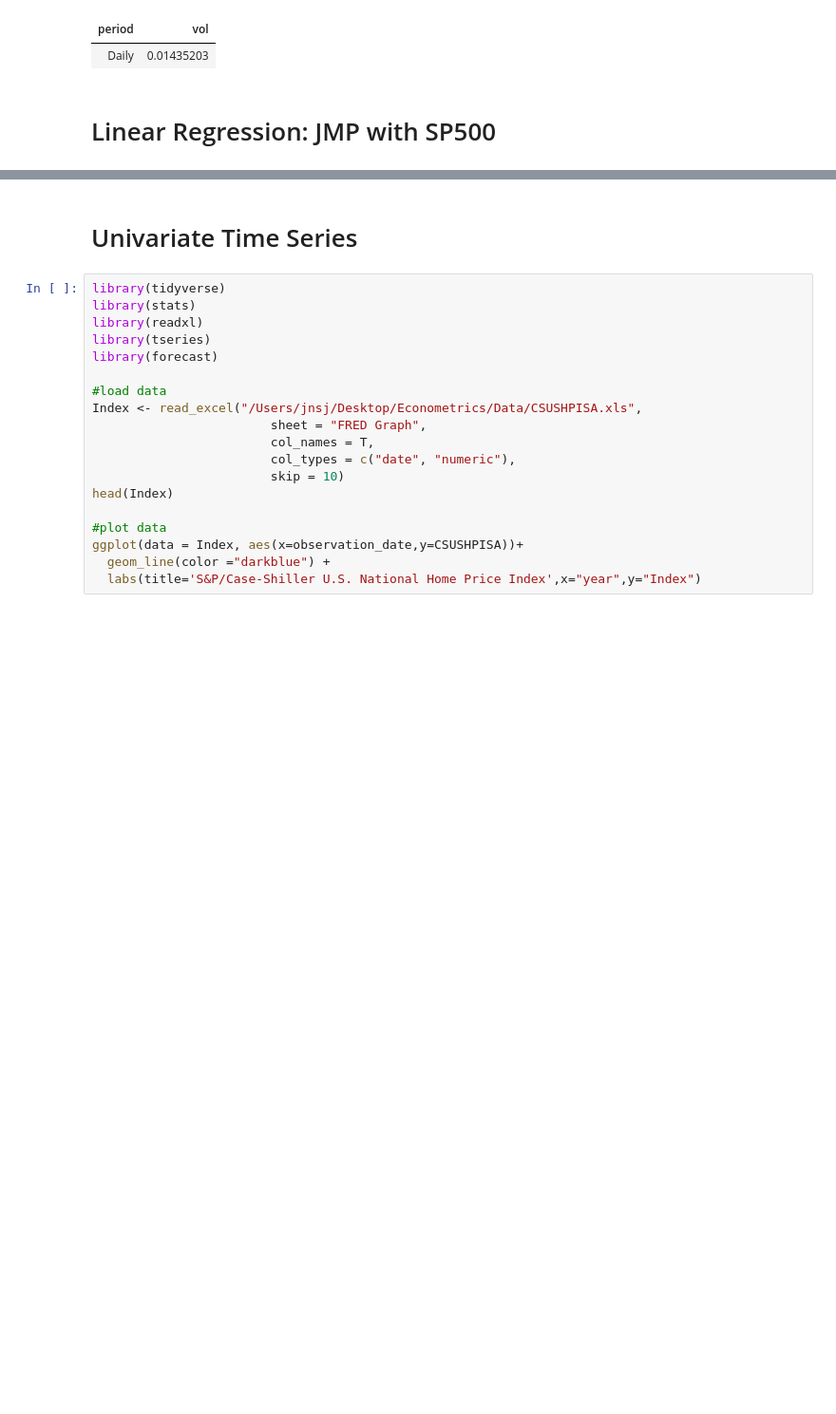
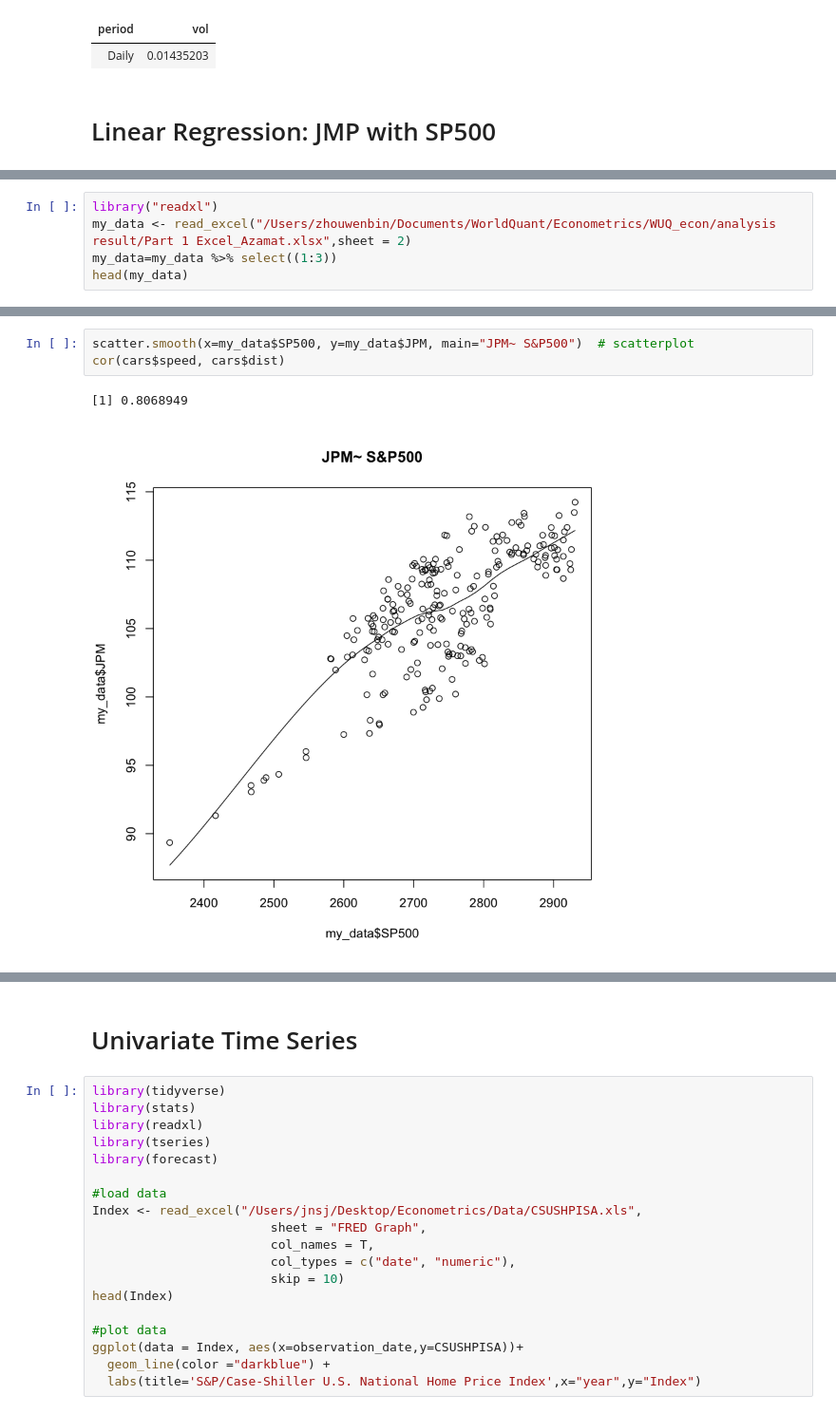
Before and after one commit to zhou-wenbin/WUQ_econ, a Jupyter notebook: analysis result/Submission 1_zhou_add.ipynb, the cells around one changed output, grey strips where cells are left out. Shown at 95% size. Drawn from its saved outputs; the diff is of its cells as text; blank space fills up the shorter version.

Commit message:
linear regression part added

```diff
--- a/analysis result/Submission 1_zhou_add.ipynb
+++ b/analysis result/Submission 1_zhou_add.ipynb
@@ -111,0 +110,5 @@ jpm_stat
+# %%
+library("readxl")
+my_data <- read_excel("/Users/zhouwenbin/Documents/WorldQuant/Econometrics/WUQ_econ/analysis result/Part 1 Excel_Azamat.xlsx",sheet = 2)
+my_data=my_data %>% select((1:3))
+head(my_data)
@@ -111,0 +128,6 @@ jpm_stat
+# %%
+scatter.smooth(x=my_data$SP500, y=my_data$JPM, main="JPM~ S&P500")  # scatterplot
+cor(cars$speed, cars$dist)
+# %% [output]
+[1] 0.8068949
+[figure, added]
```
Also changed, not shown: parts of 5 cells of this notebook, 1 other file.
